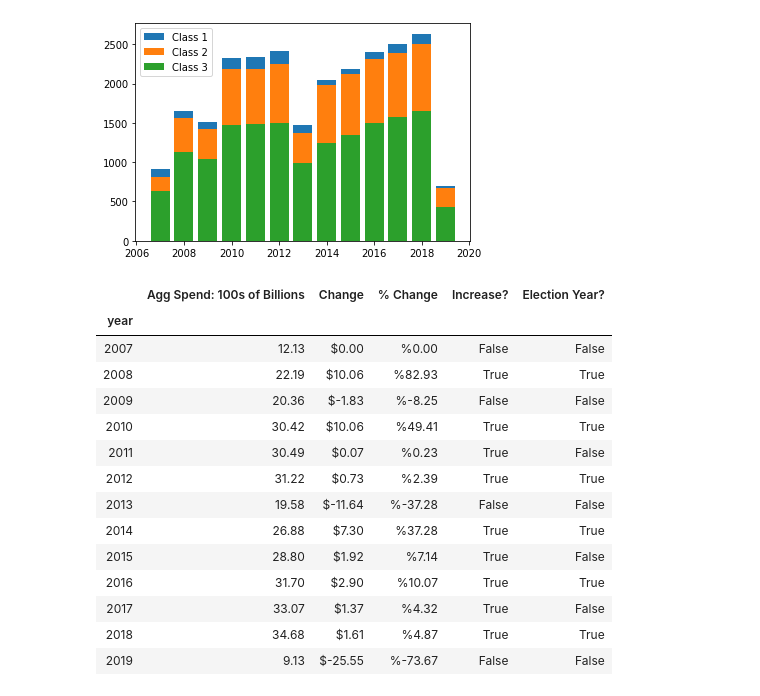
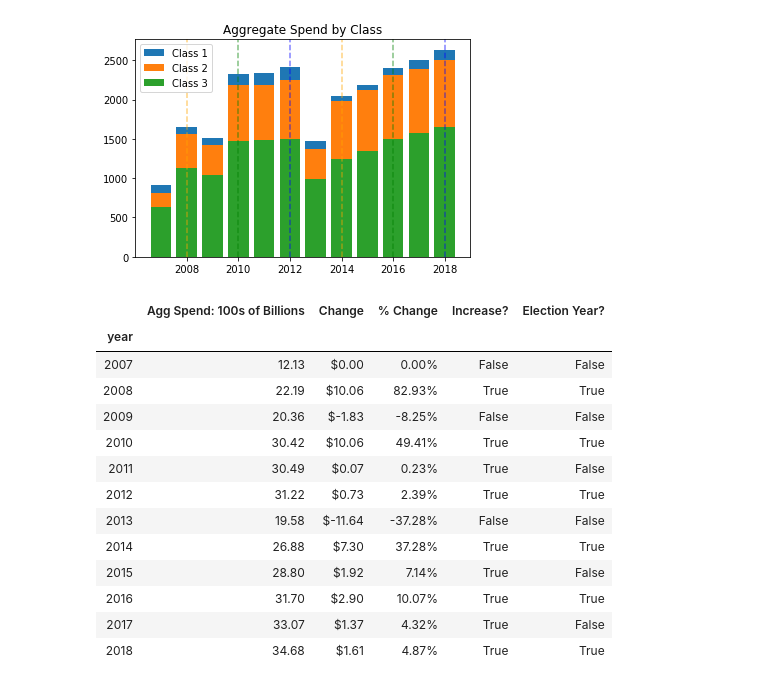
Before and after one commit to lukelukens/list_of_dicts, a Jupyter notebook: Spending_API.ipynb, the cells around one changed output. Saved outputs shown, nothing was run; the diff lists cells and outputs as text; code cells hidden in the pictures.

```diff
--- a/Spending_API.ipynb
+++ b/Spending_API.ipynb
@@ -16,9 +13,12 @@ responses = []
 # %%
 # Don't change this
 headers={'Content-Type':'application/json'}
+url="https://api.usaspending.gov/api/v2/search/spending_by_geography/"
+body = []
+responses = []
 
-#Removed because data not available before 2007: 2001, 2002, 2003, 2004, 2005, 2006.
-years = [2007, 2008, 2009, 2010, 2011, 2012, 2013, 2014, 2015, 2016, 2017, 2018, 2019]
+#NOTE data not available before 2007.
+years = [2007, 2008, 2009, 2010, 2011, 2012, 2013, 2014, 2015, 2016, 2017, 2018]
 #Do change this, depending on the filters that you want to apply (refer to the documentation link above to understand the parameters and output)
 for year in years:
     body.append({
@@ -259,14 +217,26 @@ plt.plot(class_df["class_1_agg_billions"], label="Class 1", color="blue")
 plt.plot(class_df["class_2_agg_billions"], label="Class 2", color="orange")
 plt.plot(class_df["class_3_agg_billions"], label="Class 3", color="green")
 plt.xticks(years)
+plt.xlabel("Year")
+plt.title("Aggregate Spend by Class")
 plt.legend()
 
-# adds vertical lines according to class/election years
-plt.axvline(x=2008, color="orange", alpha=.50, linestyle="--")
-plt.axvline(x=2010, color="green", alpha=.50, linestyle="--")
-plt.axvline(x=2012, color="blue", alpha=.50, linestyle="--")
-plt.axvline(x=2014, color="orange", alpha=.50, linestyle="--")
-plt.axvline(x=2016, color="green", alpha=.50, linestyle="--")
-plt.axvline(x=2018, color="blue", alpha=.50, linestyle="--")
+# defines a function to add lines to election graphs
+def election_lines(classes):
+    for item in classes:
+        for check in classes:
+            if(check != 1 and check != 2 and check != 3):
+                print(f"Election class selection error. {check} is not a supported class. Please input with number(s) 1-3")
+                return
+        if(item == 1):
+            plt.axvline(x=2012, color="blue", alpha=.50, linestyle="--")
+            plt.axvline(x=2018, color="blue", alpha=.50, linestyle="--")
+        elif(item == 2):
+            plt.axvline(x=2008, color="orange", alpha=.50, linestyle="--")
+            plt.axvline(x=2014, color="orange", alpha=.50, linestyle="--")
+        elif(item == 3):
+            plt.axvline(x=2010, color="green", alpha=.50, linestyle="--")
+            plt.axvline(x=2016, color="green", alpha=.50, linestyle="--")
 
+election_lines([1,2,3])
 plt.show()
@@ -273,15 +245,19 @@ plt.show()
 # %%
 # Stacked bar of classes by proportion of total spend
 reset_class_df = class_df.reset_index()
 plt.bar(reset_class_df['year'], reset_class_df['class_1_agg_billions'], label='Class 1')
 plt.bar(reset_class_df['year'], reset_class_df['class_3_agg_billions'], label='Class 2')
 plt.bar(reset_class_df['year'], reset_class_df['class_2_agg_billions'], label='Class 3')
+plt.title("Aggregate Spend by Class")
 plt.legend()
+
+election_lines([1,2,3])
 plt.show()
 # %% [output]
-[figure, old version]
+[figure, new version]
 # %%
-################# Aggregate Spend Analysis #################
+################# Aggregate Spend/Change Analysis #################
+
 year_group = agg_full.groupby("year")
 fed_spend=pd.DataFrame()
 fed_spend["Agg Spend: 100s of Billions"] = round(year_group["agg_billions"].sum()/100,2)
@@ -310,27 +286,27 @@ fed_spend["% Change"] = perc_change
 fed_spend["Increase?"] = fed_spend["Change"] >0
 fed_spend["Election Year?"] = fed_spend.index%2 ==0
 
-fed_spend_pretty=fed_spend
-fed_spend_pretty["% Change"]=fed_spend["% Change"].map('%{:,.2f}'.format)
-fed_spend_pretty["Change"]=fed_spend["Change"].map('${:,.2f}'.format)
+fed_spend_pretty=fed_spend.copy()
+fed_spend_pretty["% Change"]=fed_spend_pretty["% Change"].map('{:,.2f}%'.format)
+fed_spend_pretty["Change"]=fed_spend_pretty["Change"].map('${:,.2f}'.format)
 
 fed_spend_pretty
+# fed_spend
 # %% [output]
 |  | Agg Spend: 100s of Billions | Change | % Change | Increase? | Election Year? |
 | year |  |  |  |  |  |
-| 2007 | 12.13 | $0.00 | %0.00 | False | False |
-| 2008 | 22.19 | $10.06 | %82.93 | True | True |
-| 2009 | 20.36 | $-1.83 | %-8.25 | False | False |
-| 2010 | 30.42 | $10.06 | %49.41 | True | True |
-| 2011 | 30.49 | $0.07 | %0.23 | True | False |
-| 2012 | 31.22 | $0.73 | %2.39 | True | True |
-| 2013 | 19.58 | $-11.64 | %-37.28 | False | False |
-| 2014 | 26.88 | $7.30 | %37.28 | True | True |
-| 2015 | 28.80 | $1.92 | %7.14 | True | False |
-| 2016 | 31.70 | $2.90 | %10.07 | True | True |
-| 2017 | 33.07 | $1.37 | %4.32 | True | False |
-| 2018 | 34.68 | $1.61 | %4.87 | True | True |
-| 2019 | 9.13 | $-25.55 | %-73.67 | False | False |
+| 2007 | 12.13 | $0.00 | 0.00% | False | False |
+| 2008 | 22.19 | $10.06 | 82.93% | True | True |
+| 2009 | 20.36 | $-1.83 | -8.25% | False | False |
+| 2010 | 30.42 | $10.06 | 49.41% | True | True |
+| 2011 | 30.49 | $0.07 | 0.23% | True | False |
+| 2012 | 31.22 | $0.73 | 2.39% | True | True |
+| 2013 | 19.58 | $-11.64 | -37.28% | False | False |
+| 2014 | 26.88 | $7.30 | 37.28% | True | True |
+| 2015 | 28.80 | $1.92 | 7.14% | True | False |
+| 2016 | 31.70 | $2.90 | 10.07% | True | True |
+| 2017 | 33.07 | $1.37 | 4.32% | True | False |
+| 2018 | 34.68 | $1.61 | 4.87% | True | True |
 # %%
 # showing aggregate spend graph
 plt.figure(figsize=(9,5))
```
Also changed, not shown: parts of 18 cells of this notebook.
